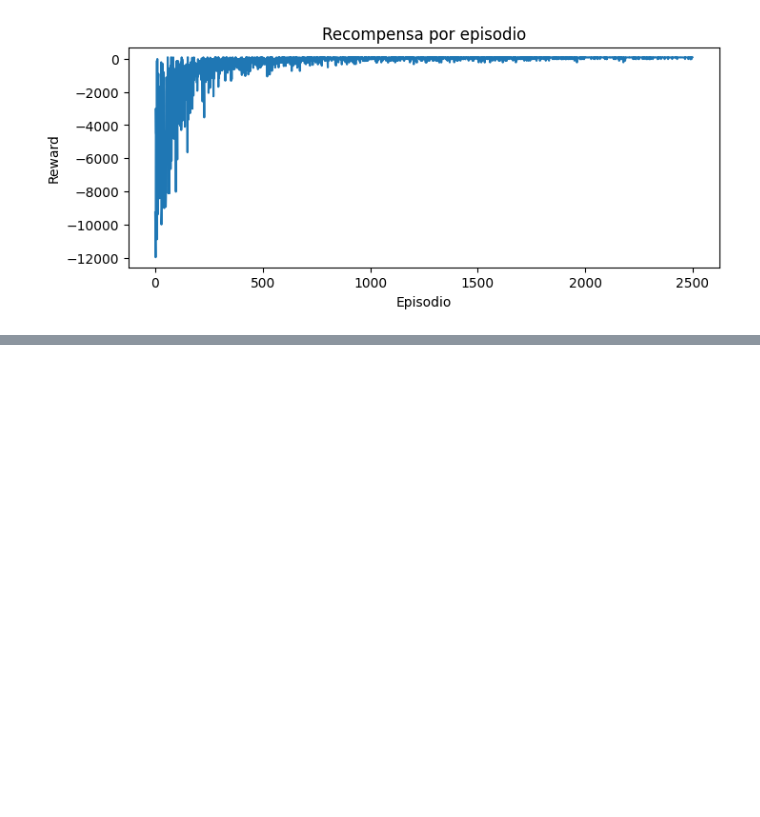
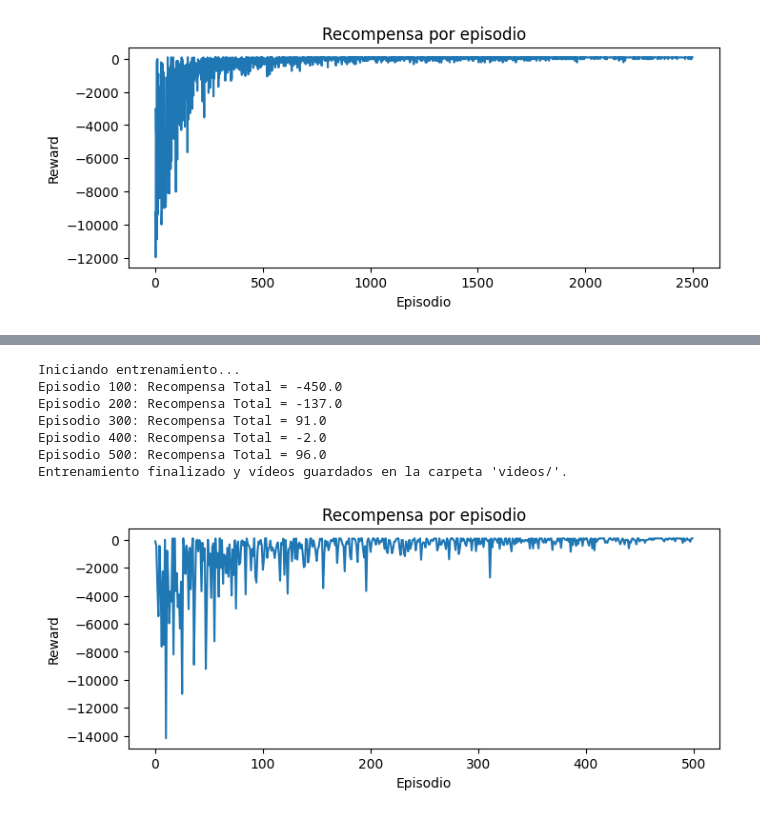
Before and after one commit to hcosta/mlvlab, a Jupyter notebook: learning/panels-1/panel-1-2/training.ipynb, the cells around one changed output, grey strips where cells are left out. Saved outputs shown, nothing was run; the diff lists cells and outputs as text; code cells hidden in the pictures; blank space fills up the shorter version.

```diff
--- a/learning/panels-1/panel-1-2/training.ipynb
+++ b/learning/panels-1/panel-1-2/training.ipynb
@@ -73,0 +158,75 @@ Entrenamiento finalizado.
+# %%
+import gymnasium as gym
+from gymnasium.wrappers import RecordVideo # <--- 1. Importar el wrapper
+from mlvlab.agents.q_learning import QLearningAgent
+import matplotlib.pyplot as plt
+
+# Crear entorno base con render_mode="rgb_array"
+env_base = gym.make("mlv/ant-v1", render_mode="rgb_array")
+
+# --- 2. Envolver el entorno para que grabe un vídeo ---
+# Guardará un vídeo de los episodios 1, 8, 27, etc. (cubos de los enteros)
+# en una carpeta llamada "videos/"
+env = RecordVideo(env_base, video_folder="videos", episode_trigger=lambda e: e % 100 == 0)
+
+GRID_SIZE = env.unwrapped.GRID_SIZE
+
+# Adaptador manual
+def obs_to_state(obs, grid_size):
+    return int(obs[1]) * int(grid_size) + int(obs[0])
+
+# 2) Crear agente
+agent = QLearningAgent(
+    observation_space=gym.spaces.Discrete(GRID_SIZE * GRID_SIZE),
+    action_space=env.action_space,
+    learning_rate=0.1,
+    discount_factor=0.99,
+)
+
+# 3) Bucle de entrenamiento manual
+num_episodes = 500 # Lo bajo para que no tarde tanto en el ejemplo
+print("Iniciando entrenamiento...")
+
+rewards = []
+for episode in range(num_episodes):
+    obs, info = env.reset()
+    state = obs_to_state(obs, GRID_SIZE) # Asegúrate de tener esta función definida
+
+    done = False
+    total_reward = 0.0
+    while not done:
+        # IMPORTANTE: env.render() es llamado automáticamente por el wrapper
+        # No necesitas llamarlo tú
+        action = agent.act(state)
+        next_obs, reward, terminated, truncated, info = env.step(action)
+        next_state = obs_to_state(next_obs, GRID_SIZE)
+
+        agent.learn(state, action, reward, next_state, terminated or truncated)
+        state = next_state
+        total_reward += reward
+        done = terminated or truncated
+
+    rewards.append(total_reward)
+    if (episode + 1) % 100 == 0:
+        print(f"Episodio {episode + 1}: Recompensa Total = {total_reward}")
+
+print("Entrenamiento finalizado y vídeos guardados en la carpeta 'videos/'.")
+env.close() # Importante cerrar para que el vídeo se guarde correctamente
+
+
+# Mostrar el gráfico de recompensas como antes
+plt.figure(figsize=(8,3))
+plt.plot(rewards)
+plt.title("Recompensa por episodio")
+plt.xlabel("Episodio")
+plt.ylabel("Reward")
+plt.show()
+# %% [output]
+Iniciando entrenamiento...
+Episodio 100: Recompensa Total = -450.0
+Episodio 200: Recompensa Total = -137.0
+Episodio 300: Recompensa Total = 91.0
+Episodio 400: Recompensa Total = -2.0
+Episodio 500: Recompensa Total = 96.0
+Entrenamiento finalizado y vídeos guardados en la carpeta 'videos/'.
+[figure, added]
```
Also changed, not shown: parts of 2 cells of this notebook, 6 other files.
